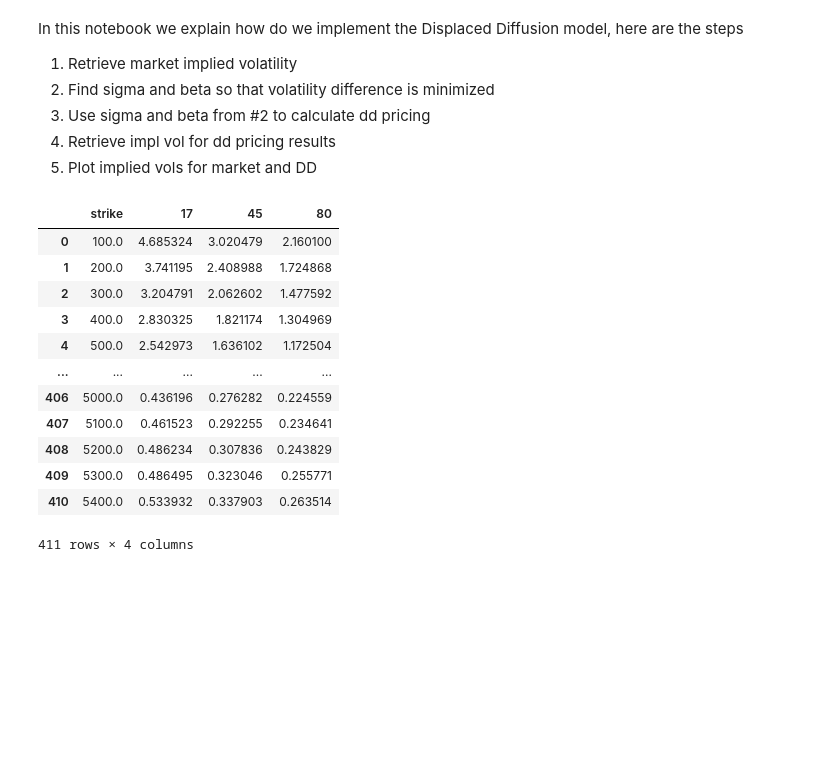
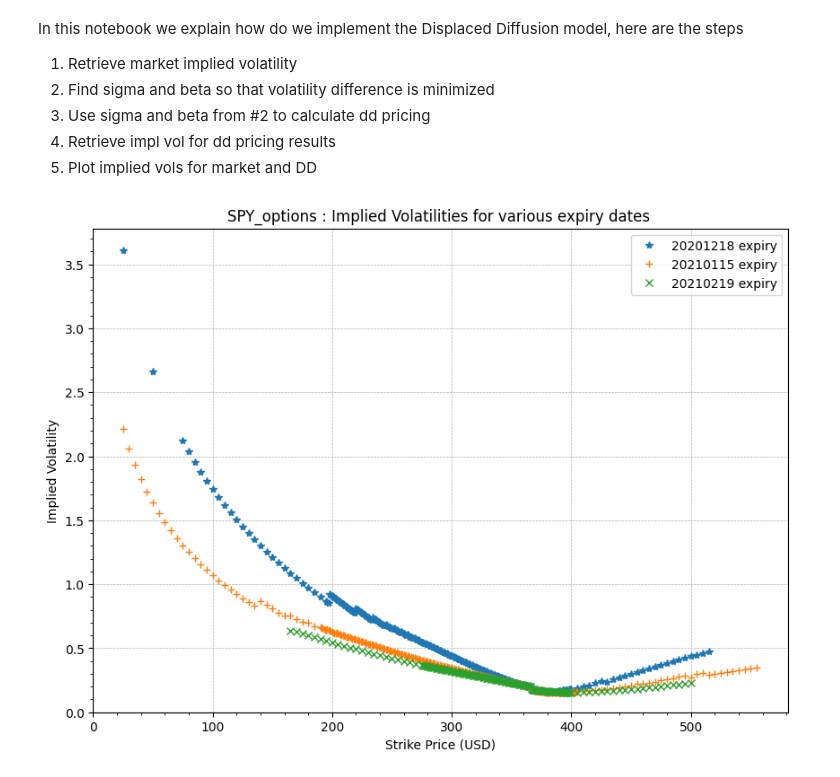
Before and after one commit to andreignatius/stochastic-calculus, a Jupyter notebook: model_calibration/dd_calibration_jos.ipynb, the cells around one changed output. Saved outputs shown, nothing was run; the diff lists cells and outputs as text; code cells hidden in the pictures; blank space fills up the shorter version.

```diff
--- a/model_calibration/dd_calibration_jos.ipynb
+++ b/model_calibration/dd_calibration_jos.ipynb
@@ -97,2 +76,22 @@ def black_scholes_put(S, K, r, sigma, T):
+# %%
+#implied volatility reporting
+
+def implied_volatility(S: float, K: float, r: float, price: float, T: float, options_type: str) -> float:
+    try:
+        bs_model = lambda x: vanilla_option.black_scholes_model(S, K, r, x, T)
+        if (options_type.lower() == 'call'):
+            implied_vol = brentq(lambda x: price -
+                                bs_model(x).calculate_call_price(),
+                                1e-12, 10.0)
+        elif (options_type.lower() == 'put'):
+            implied_vol = brentq(lambda x: price -
+                                bs_model(x).calculate_put_price(),
+                                1e-12, 10.0)
+        else:
+            raise NameError('Payoff type not recognized')
+    except Exception:
+        implied_vol = np.nan
+
+    return implied_vol
 # %%
 #Read SPX data
@@ -126,36 +124,50 @@ df.dropna(inplace=True)
 # %%
 #create market DF for each timestamp
 days_to_expiry  = sorted(df['days_to_expiry'].unique())
 summary_df = pd.DataFrame({'strike': df['strike'].unique() })
+option_type = []
 for days in days_to_expiry:
     day_df  = df[df['days_to_expiry'] == days]
     call_df = day_df[day_df['payoff'] == 'call']
     put_df  = day_df[day_df['payoff'] == 'put']
     strikes = sorted(day_df['strike'].unique())
     impliedvols = []
     for K in strikes:
         if K > S:
             impliedvols.append(call_df[call_df['strike'] == K]['vols'].values[0])
+            option_type.append('call')
         else:
             impliedvols.append(put_df[put_df['strike'] == K]['vols'].values[0])
+            option_type.append('put')
+
     day_market_df = pd.DataFrame({'strike': strikes, days : impliedvols})
     summary_df = pd.merge(summary_df, day_market_df, how="outer", on='strike')
+
+summary_df['option_type'] = summary_df.apply(lambda x: 'call' if x['strike'] > S else 'put', axis=1)
 summary_df = summary_df.sort_values(by=['strike'])
 summary_df = summary_df.reset_index()
 summary_df = summary_df.drop(columns=['index'])
 summary_df.to_csv(f'{filename}_vol_summary.csv')
-summary_df
+
+#pd.set_option('display.max_rows', 500)
+f0, ax0 = plt.subplots(1)
+f0.set_figheight(7)
+f0.set_figwidth(10)
+ax0.plot(summary_df['strike'],summary_df[17],'*',label = '20201218 expiry')
+ax0.plot(summary_df['strike'],summary_df[45],'+',label = '20210115 expiry')
+ax0.plot(summary_df['strike'],summary_df[80],'x',label = '20210219 expiry')
+ax0.xaxis.set_major_locator(ticker.AutoLocator())
+ax0.xaxis.set_minor_locator(ticker.AutoMinorLocator())
+ax0.yaxis.set_major_locator(ticker.AutoLocator())
+ax0.yaxis.set_minor_locator(ticker.AutoMinorLocator())
+ax0.grid(linestyle = '--', linewidth = 0.5)
+ax0.set_ylim(ymin=0)
+ax0.set_xlim(xmin=0)
+ax0.legend()
+ax0.set_title(f'{filename} : Implied Volatilities for various expiry dates ')
+ax0.set_xlabel('Strike Price (USD)')
+ax0.set_ylabel('Implied Volatility')
+plt.show(f0)
+f0.savefig(f'{filename}_vol_all.jpeg')
 # %% [output]
-|  | strike | 17 | 45 | 80 |
-| 0 | 100.0 | 4.685324 | 3.020479 | 2.160100 |
-| 1 | 200.0 | 3.741195 | 2.408988 | 1.724868 |
-| 2 | 300.0 | 3.204791 | 2.062602 | 1.477592 |
-| 3 | 400.0 | 2.830325 | 1.821174 | 1.304969 |
-| 4 | 500.0 | 2.542973 | 1.636102 | 1.172504 |
-| ... | ... | ... | ... | ... |
-| 406 | 5000.0 | 0.436196 | 0.276282 | 0.224559 |
-| 407 | 5100.0 | 0.461523 | 0.292255 | 0.234641 |
-| 408 | 5200.0 | 0.486234 | 0.307836 | 0.243829 |
-| 409 | 5300.0 | 0.486495 | 0.323046 | 0.255771 |
-| 410 | 5400.0 | 0.533932 | 0.337903 | 0.263514 |
-411 rows × 4 columns
+[figure, added]
```
Also changed, not shown: parts of 10 cells of this notebook.
